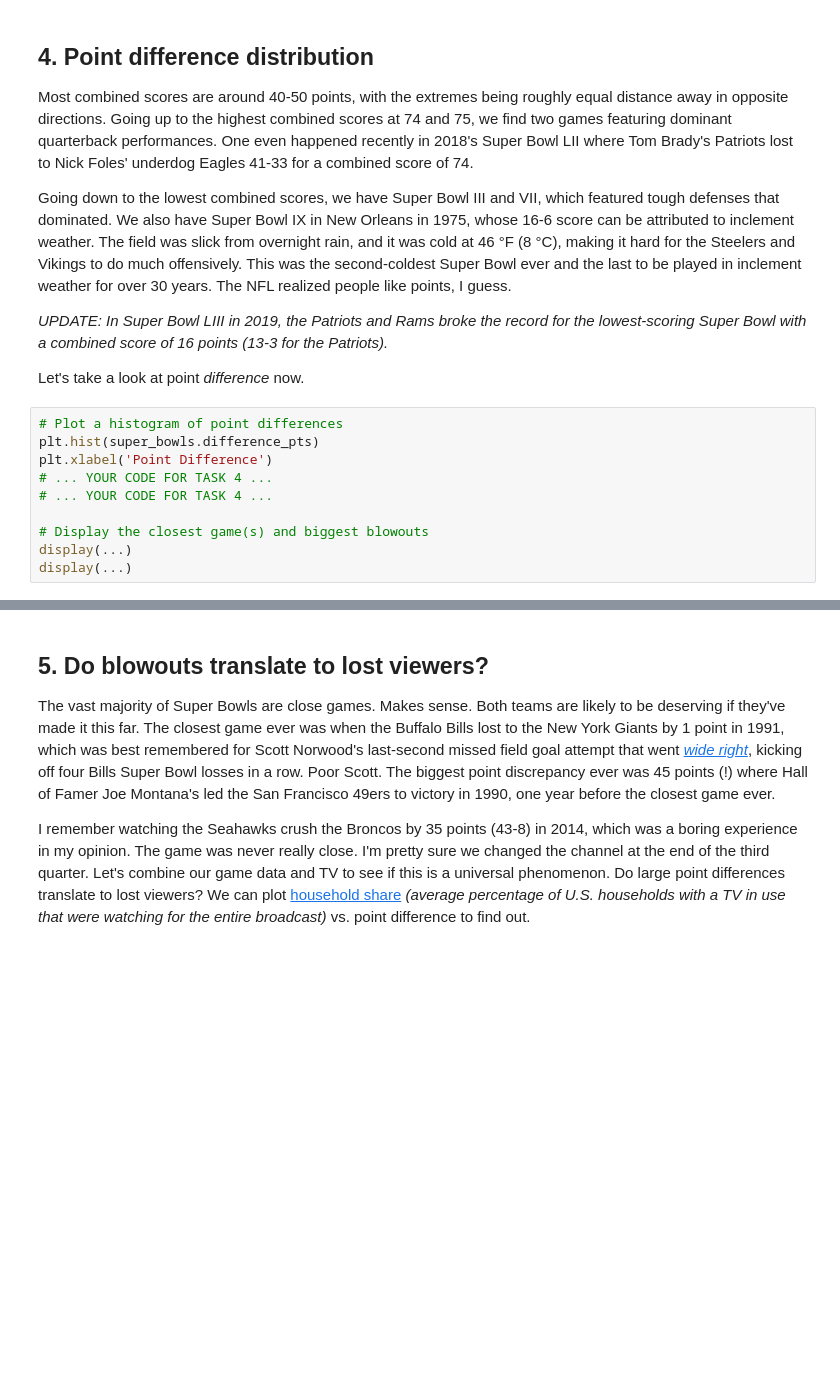
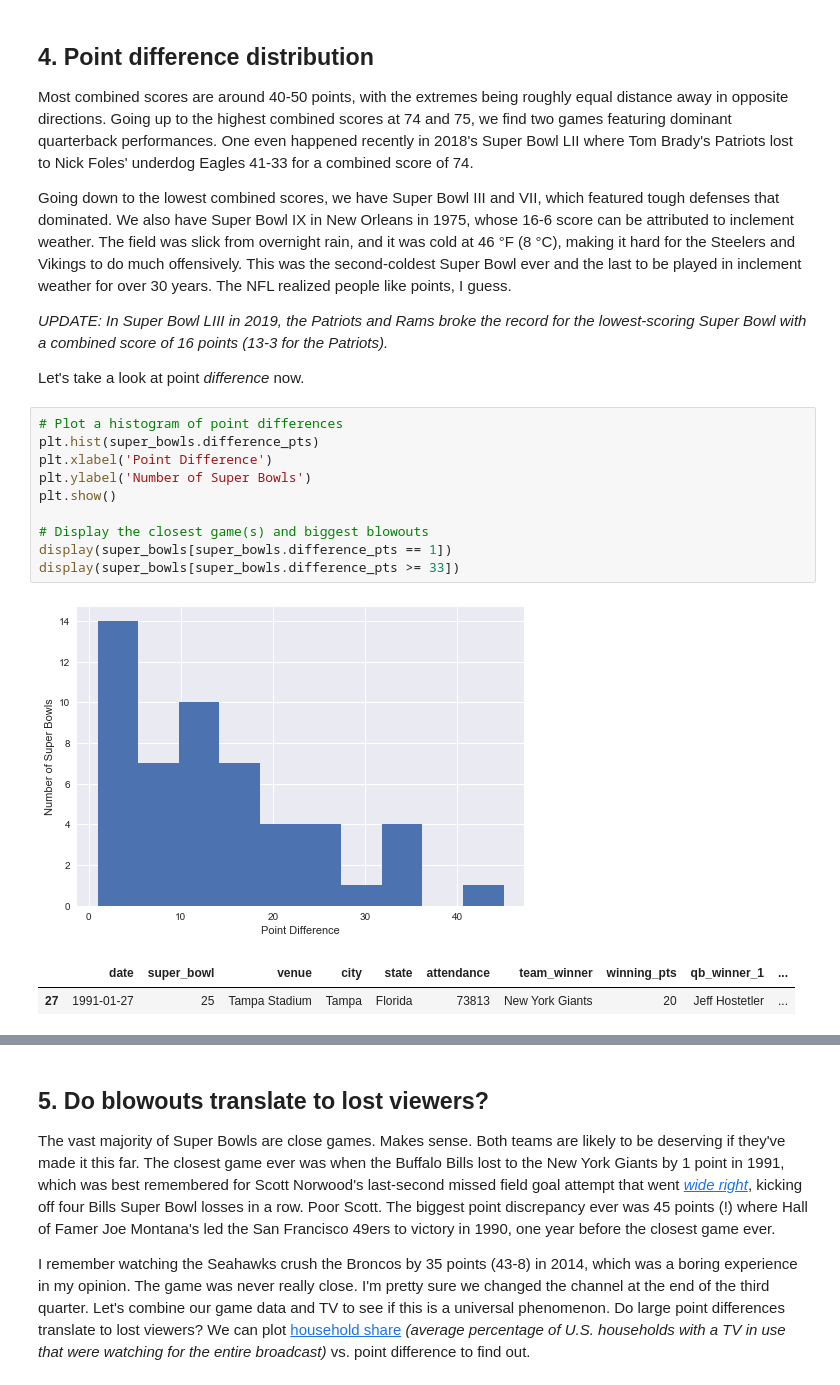
Before and after one commit to lilianngweta/superbowl-project, a Jupyter notebook: notebook.ipynb, the cells around one changed output, grey strips where cells are left out. Cells and saved outputs as stored; diff of their text form; blank space fills up the shorter version.

Commit message:
Visualized the point difference distribution

```diff
--- a/notebook.ipynb
+++ b/notebook.ipynb
@@ -118,10 +118,14 @@ display(super_bowls[combined_points < 25])
 # %%
 # Plot a histogram of point differences
 plt.hist(super_bowls.difference_pts)
 plt.xlabel('Point Difference')
-# ... YOUR CODE FOR TASK 4 ...
-# ... YOUR CODE FOR TASK 4 ...
+plt.ylabel('Number of Super Bowls')
+plt.show()
 
 # Display the closest game(s) and biggest blowouts
-display(...)
-display(...)
+display(super_bowls[super_bowls.difference_pts == 1])
+display(super_bowls[super_bowls.difference_pts >= 33])
+# %% [output]
+[figure, added]
+|  | date | super_bowl | venue | city | state | attendance | team_winner | winning_pts | qb_winner_1 | ... |
+| 27 | 1991-01-27 | 25 | Tampa Stadium | Tampa | Florida | 73813 | New York Giants | 20 | Jeff Hostetler | ... |
```
Also changed, not shown: parts of 1 cell of this notebook.
